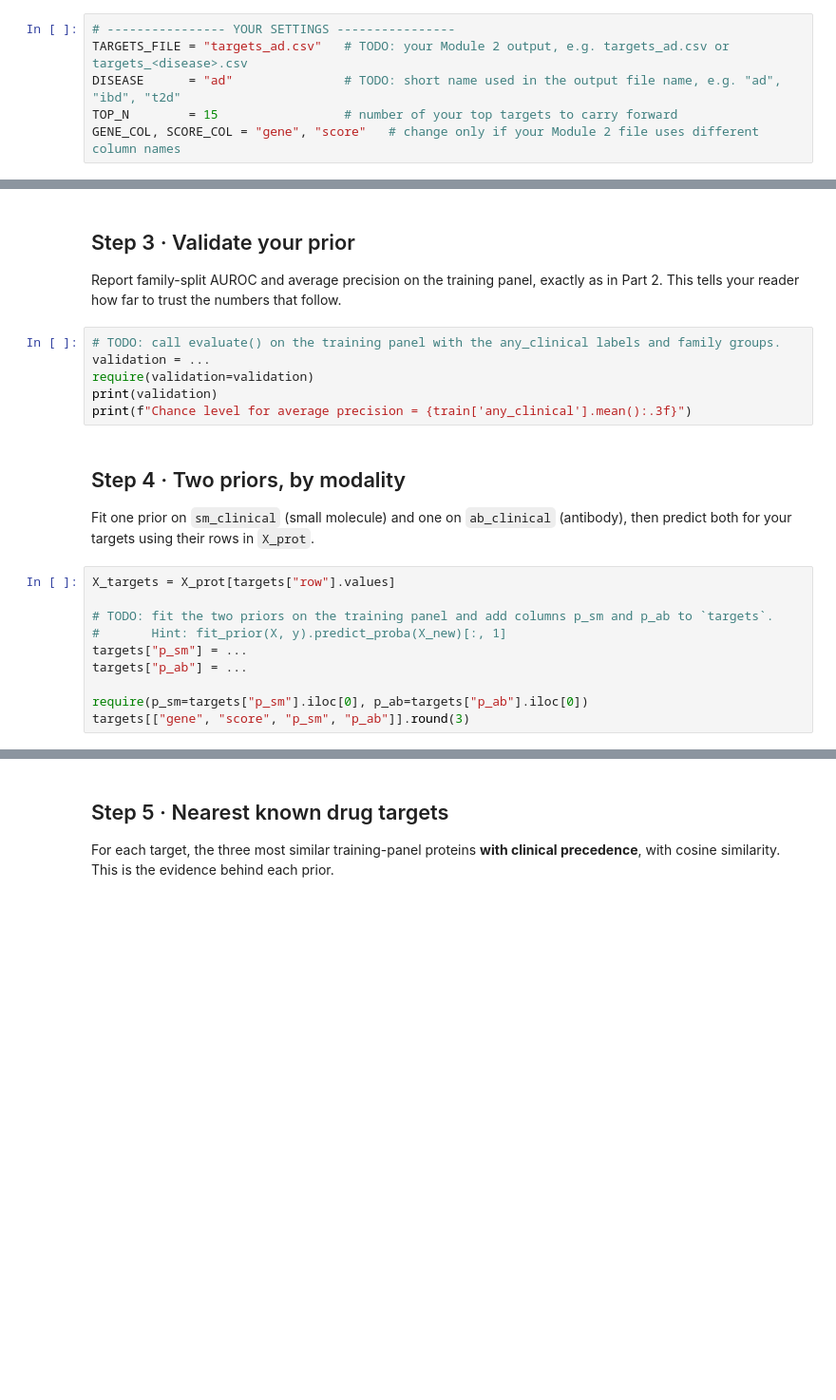
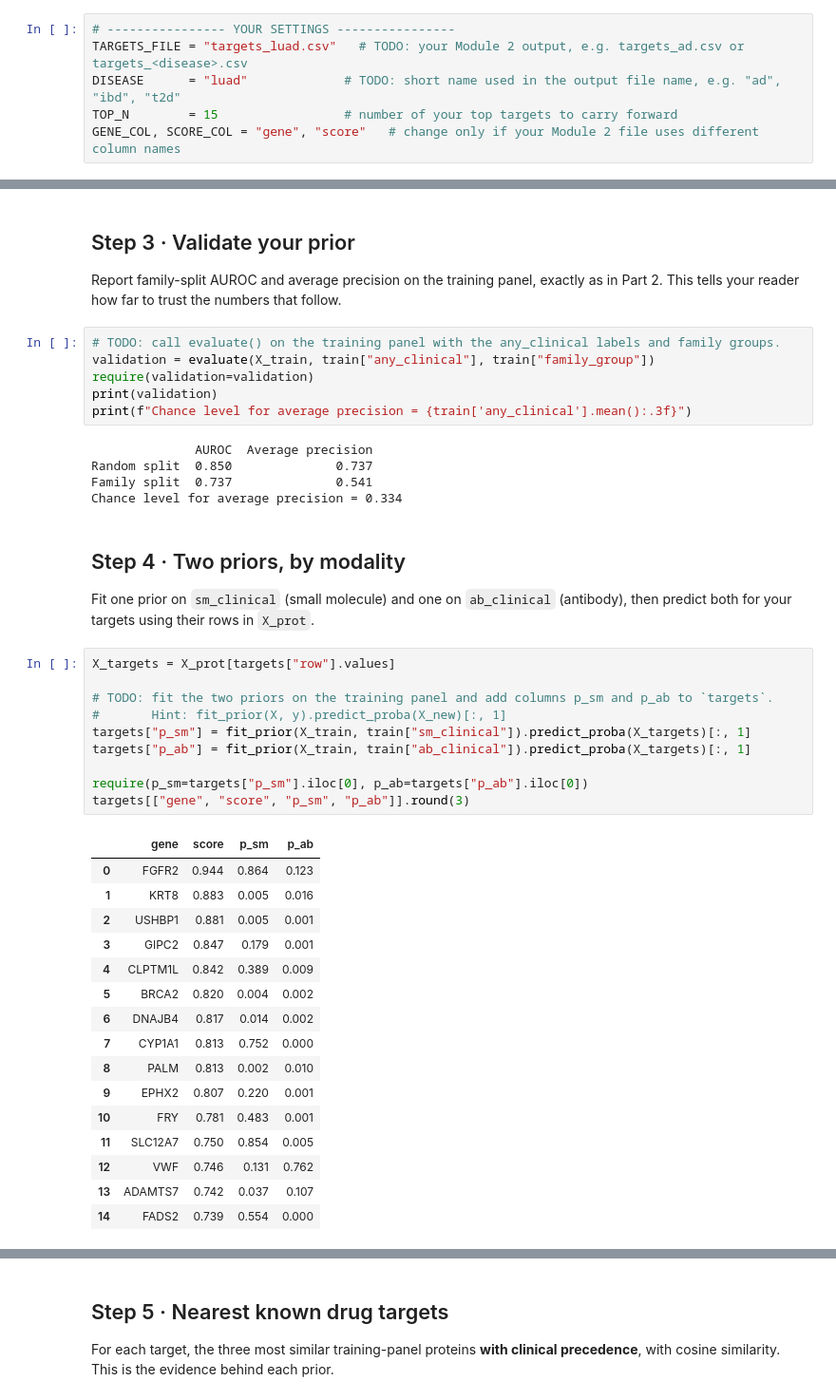
Before and after one commit to bhuvaneshkarthiknilavalagan/biot6900, a Jupyter notebook: BIOT6900_Module3_Assignment.ipynb, the cells around one changed output, grey strips where cells are left out. Shown at 95% size. Saved outputs shown, nothing was run; the diff lists cells and outputs as text; blank space fills up the shorter version.

Commit message:
Add notebook outputs

```diff
--- a/BIOT6900_Module3_Assignment.ipynb
+++ b/BIOT6900_Module3_Assignment.ipynb
@@ -10,8 +10,8 @@ Apply the Module 3 method to **your own targets from Module 2**, whichever disea
 **Before you submit:** Kernel → Restart & Run All, and check that every cell runs.
 # %%
 # ---------------- YOUR SETTINGS ----------------
-TARGETS_FILE = "targets_ad.csv"   # TODO: your Module 2 output, e.g. targets_ad.csv or targets_<disease>.csv
-DISEASE      = "ad"               # TODO: short name used in the output file name, e.g. "ad", "ibd", "t2d"
+TARGETS_FILE = "targets_luad.csv"   # TODO: your Module 2 output, e.g. targets_ad.csv or targets_<disease>.csv
+DISEASE      = "luad"             # TODO: short name used in the output file name, e.g. "ad", "ibd", "t2d"
 TOP_N        = 15                 # number of your top targets to carry forward
 GENE_COL, SCORE_COL = "gene", "score"   # change only if your Module 2 file uses different column names
 # %%
@@ -112,10 +136,15 @@ print(f"Removed {(~keep).sum()} of your targets from the training panel; trainin
 Report family-split AUROC and average precision on the training panel, exactly as in Part 2. This tells your reader how far to trust the numbers that follow.
 # %%
 # TODO: call evaluate() on the training panel with the any_clinical labels and family groups.
-validation = ...
+validation = evaluate(X_train, train["any_clinical"], train["family_group"])
 require(validation=validation)
 print(validation)
 print(f"Chance level for average precision = {train['any_clinical'].mean():.3f}")
+# %% [output]
+              AUROC  Average precision
+Random split  0.850              0.737
+Family split  0.737              0.541
+Chance level for average precision = 0.334
 # %% [markdown]
 ## Step 4 · Two priors, by modality
 
@@ -123,13 +152,30 @@ Fit one prior on `sm_clinical` (small molecule) and one on `ab_clinical` (antibo
 # %%
 X_targets = X_prot[targets["row"].values]
 
 # TODO: fit the two priors on the training panel and add columns p_sm and p_ab to `targets`.
 #       Hint: fit_prior(X, y).predict_proba(X_new)[:, 1]
-targets["p_sm"] = ...
-targets["p_ab"] = ...
+targets["p_sm"] = fit_prior(X_train, train["sm_clinical"]).predict_proba(X_targets)[:, 1]
+targets["p_ab"] = fit_prior(X_train, train["ab_clinical"]).predict_proba(X_targets)[:, 1]
 
 require(p_sm=targets["p_sm"].iloc[0], p_ab=targets["p_ab"].iloc[0])
 targets[["gene", "score", "p_sm", "p_ab"]].round(3)
+# %% [output]
+|  | gene | score | p_sm | p_ab |
+| 0 | FGFR2 | 0.944 | 0.864 | 0.123 |
+| 1 | KRT8 | 0.883 | 0.005 | 0.016 |
+| 2 | USHBP1 | 0.881 | 0.005 | 0.001 |
+| 3 | GIPC2 | 0.847 | 0.179 | 0.001 |
+| 4 | CLPTM1L | 0.842 | 0.389 | 0.009 |
+| 5 | BRCA2 | 0.820 | 0.004 | 0.002 |
+| 6 | DNAJB4 | 0.817 | 0.014 | 0.002 |
+| 7 | CYP1A1 | 0.813 | 0.752 | 0.000 |
+| 8 | PALM | 0.813 | 0.002 | 0.010 |
+| 9 | EPHX2 | 0.807 | 0.220 | 0.001 |
+| 10 | FRY | 0.781 | 0.483 | 0.001 |
+| 11 | SLC12A7 | 0.750 | 0.854 | 0.005 |
+| 12 | VWF | 0.746 | 0.131 | 0.762 |
+| 13 | ADAMTS7 | 0.742 | 0.037 | 0.107 |
+| 14 | FADS2 | 0.739 | 0.554 | 0.000 |
 # %%
 fig, ax = plt.subplots(figsize=(5.5, 5))
 ax.scatter(targets.p_sm, targets.p_ab, s=40, c="#1C7293")
```
Also changed, not shown: parts of 11 cells of this notebook.
